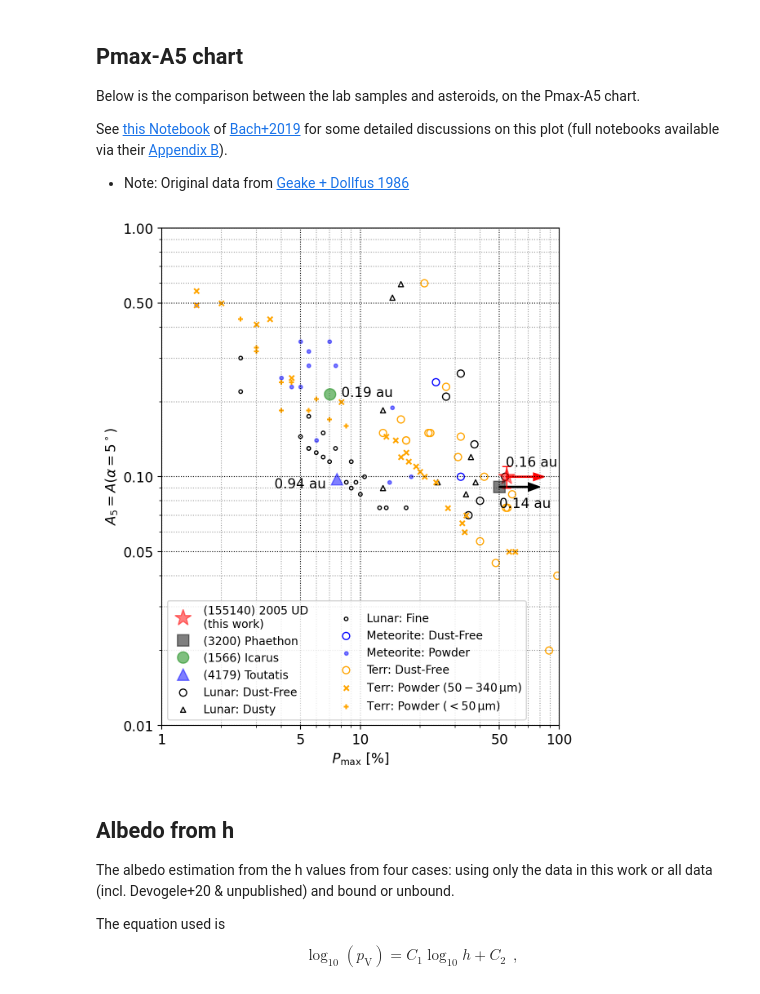
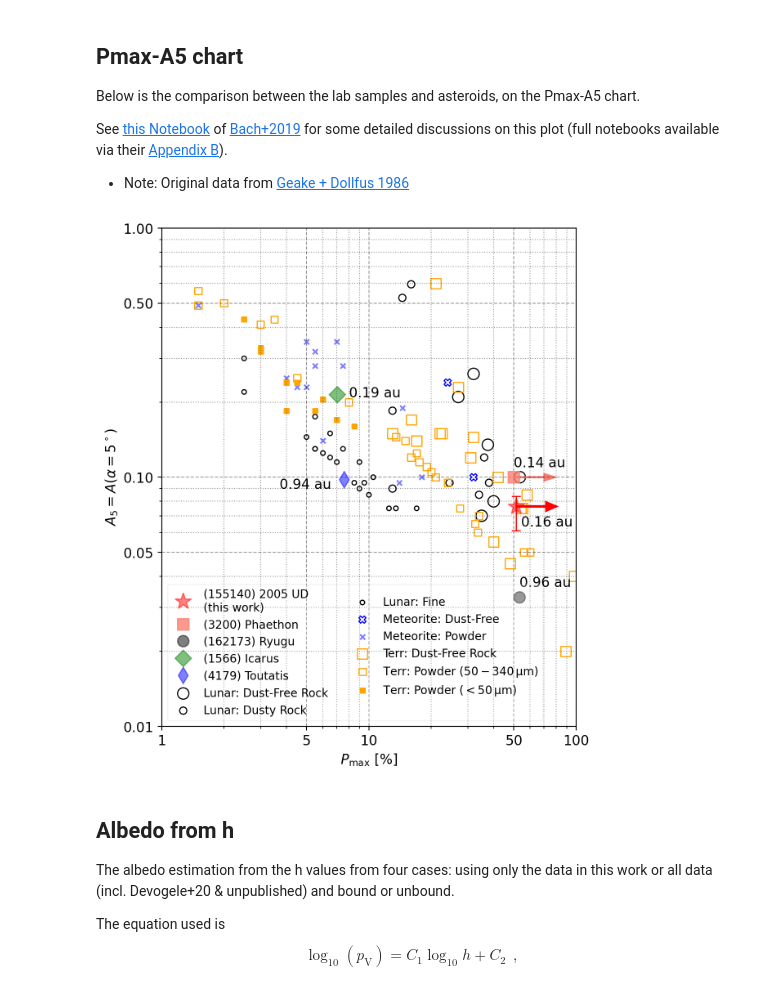
Before and after one commit to ysBach/IshiguroM_etal_155140_2005UD, a Jupyter notebook: polarimetry/Comparison_with_others.ipynb, the cells around one changed output. Cells and saved outputs as stored; diff of their text form; code cells hidden in the pictures.

```diff
--- a/polarimetry/Comparison_with_others.ipynb
+++ b/polarimetry/Comparison_with_others.ipynb
@@ -285,80 +276,94 @@ Pfmter = ticker.FormatStrFormatter("%.0f")
 
 size = 40
 
-markers = {"Lunar Dust-Free":
+markers = {"Lunar Dust-Free Rock":
+               dict(marker='o', s=size*2.5, edgecolors='k', facecolors='none',
+                    label="Lunar: Dust-Free Rock"),
+           "Lunar Dusty Rock":
                dict(marker='o', s=size, edgecolors='k', facecolors='none',
-                    label="Lunar: Dust-Free"),
-           "Lunar Dusty":
-               dict(marker='^', s=size/2, edgecolors='k', facecolors='none',
-                    label="Lunar: Dusty"),
+                    label="Lunar: Dusty Rock"),
            "Lunar Fine":
-               dict(marker='.', s=size, edgecolors='k', facecolors='none',
+               dict(marker='o', s=size/2.5, edgecolors='k', facecolors='none',
                     label="Lunar: Fine"),
            "Meteorite Dust-Free":
-               dict(marker='o', s=size, edgecolors='b', facecolors='none',
+               dict(marker='X', s=size, edgecolors='b', facecolors='none',
                     label="Meteorite: Dust-Free"),
            "Meteoritic Powder":
-               dict(marker='.', s=size, c='b', alpha=0.5,
+               dict(marker='x', s=size/2, c='b', alpha=0.5,
                     label="Meteorite: Powder"),
            "Rock Dust-Free":
-               dict(marker='o', s=size, edgecolors='orange', facecolors='none',
-                    label="Terr: Dust-Free"),
+               dict(marker='s', s=size*2., edgecolors='orange', facecolors='none',
+                    label="Terr: Dust-Free Rock"),
            "Rock Powder 340":
-               dict(marker='x', s=size/2, c='orange',
+               dict(marker='s', s=size, edgecolors='orange', facecolors='none',
                     label="Terr: Powder ($50 - 340 \,\mathrm{\mu m}$)"),
            "Rock Powder 50":
-               dict(marker='+', s=size/2, c='orange',
+               dict(marker='s', s=size/2.5, edgecolors='orange', facecolors='orange',
                     label="Terr: Powder ($< 50 \,\mathrm{\mu m}$)")
            }
 
 plt.close('all')
-fig, ax = plt.subplots(1, 1, figsize=(6.1, 7))
+fig, ax = plt.subplots(1, 1, figsize=(6.3, 7))
 
 for categ, group in dg_ptab:
     ax.scatter(group["Pmax"], group["A5"], **markers[categ])
 
-ax.plot(54.33, 0.10, marker='*', color='r', ms=15,
+pmax_ud = 51.31
+alb_5_ud = 0.1/1.31  # A_5 = p_V/1.31 : Factor 1.31 same as Phaethon in ItoT+2018NatCo paper.
+dy = np.array([[alb_5_ud - 0.08/1.31], [0.11/1.31 - alb_5_ud]])
+ax.plot(pmax_ud, alb_5_ud, marker='*', color='r', ms=15,
         ls='', alpha=0.5, label="(155140) 2005 UD \n(this work)")
-ax.errorbar(54.33, 0.10, yerr=[[0.01], [0.01]], marker=None, color='r', ms=10,
+ax.errorbar(pmax_ud, alb_5_ud, yerr=dy, marker=None, color='r', ms=10,
             ls='', elinewidth=1, capsize=4, label=None)
-ax.arrow(54.33, 0.10, dx=20, dy=0, head_width=0.007, head_length=10, fc='r', ec='r')
-ax.text(54, 0.11, "0.16 au")
+ax.arrow(pmax_ud, alb_5_ud, dx=20, dy=0, head_width=0.007, head_length=10, fc='r', ec='r')
+ax.text(pmax_ud+3, alb_5_ud/1.2, "0.16 au")
 
-ax.plot(50, 0.091, marker='s', color='k', ms=10,
-        ls='', alpha=0.5, label="(3200) Phaethon")
-ax.arrow(50, 0.091, dx=20, dy=0, head_width=0.007, head_length=10, fc='k', ec='k')
-ax.text(50, 0.075, "0.14 au")
+pmax_phae = 50
+alb_5_phae = 0.10 # rough value from polarimetry (e.g., ItoT+2018 NatCo)
+ax.plot(pmax_phae, alb_5_phae, marker='s', color='salmon', ms=10,
+        ls='', alpha=0.8, label="(3200) Phaethon")
+ax.arrow(pmax_phae, alb_5_phae, dx=20, dy=0, head_width=0.007, head_length=10, fc='salmon', ec='salmon')
+ax.text(pmax_phae, alb_5_phae*1.1, "0.14 au")
 
-ax.plot(7.04, 0.215, marker='o', color='g', ms=10,
+pmax_ryugu = 53.3  # KurodaD+2021 A&A
+alb_5_ryugu = 0.033  # KurodaD+2021 A&A
+ax.plot(pmax_ryugu, alb_5_ryugu, marker='o', color='k', ms=10,
+        ls='', alpha=0.5, label="(162173) Ryugu")
+ax.text(pmax_ryugu, alb_5_ryugu*1.1, "0.96 au")
+
+ax.plot(7.04, 0.215, marker='D', color='g', ms=10,
         ls='', alpha=0.5, label="(1566) Icarus")
 ax.text(8, 0.21, "0.19 au")
 
-ax.plot(7.6, 0.098, marker='^', color='b', ms=10,
+ax.plot(7.6, 0.098, marker='d', color='b', ms=10,
         ls='', alpha=0.5, label="(4179) Toutatis")
 ax.text(3.7, 0.09, "0.94 au")
 
 
 ax.set_yscale('log')
 ax.set_xscale('log')
 ax.set_ylim(0.01, 1)
 ax.set_xlim(1, 100)
 
-ax.set_xticks([1, 5, 10, 50, 100])
+xlines = [1, 5, 10, 50, 100]
+ylines = [0.01, 0.05, 0.10, 0.50, 1.]
+ax.set_xticks(xlines)
+ax.set_yticks(ylines)
 ax.xaxis.set_major_formatter(Pfmter)
+ax.yaxis.set_major_formatter(Afmter)
 
-ax.set_yticks([0.01, 0.05, 0.10, 0.50, 1.])
-ax.yaxis.set_major_formatter(Afmter)
-ax.grid(which='both', ls=':', color='k', alpha=0.4)
-ax.grid(which='major', ls=':', color='k', alpha=1)
+ax.grid(which='minor', ls=':', color='k', alpha=0.4)
+ax.grid(which='major', ls='--', color='k', alpha=0.4)
+
 ax.set_xlabel(r"$ P_\mathrm{max} $ [%]")
 ax.set_ylabel(r"$ A_5 = A(\alpha = 5^\circ) $")
 
-ax.legend(fontsize=10, ncol=2)
+ax.legend(fontsize=10, ncol=2, framealpha=0.2)
 
 plt.tight_layout()
 plt.savefig(FIGDIR/"fig_Pmax-A5.pdf")
 # %% [output]
-[figure, old version]
+[figure, new version]
 # %% [markdown]
 ## Albedo from h
 The albedo estimation from the h values from four cases: using only the data in this work or all data (incl. Devogele+20 & unpublished) and bound or unbound.
```
Also changed, not shown: parts of 6 cells of this notebook, 1 other file.
